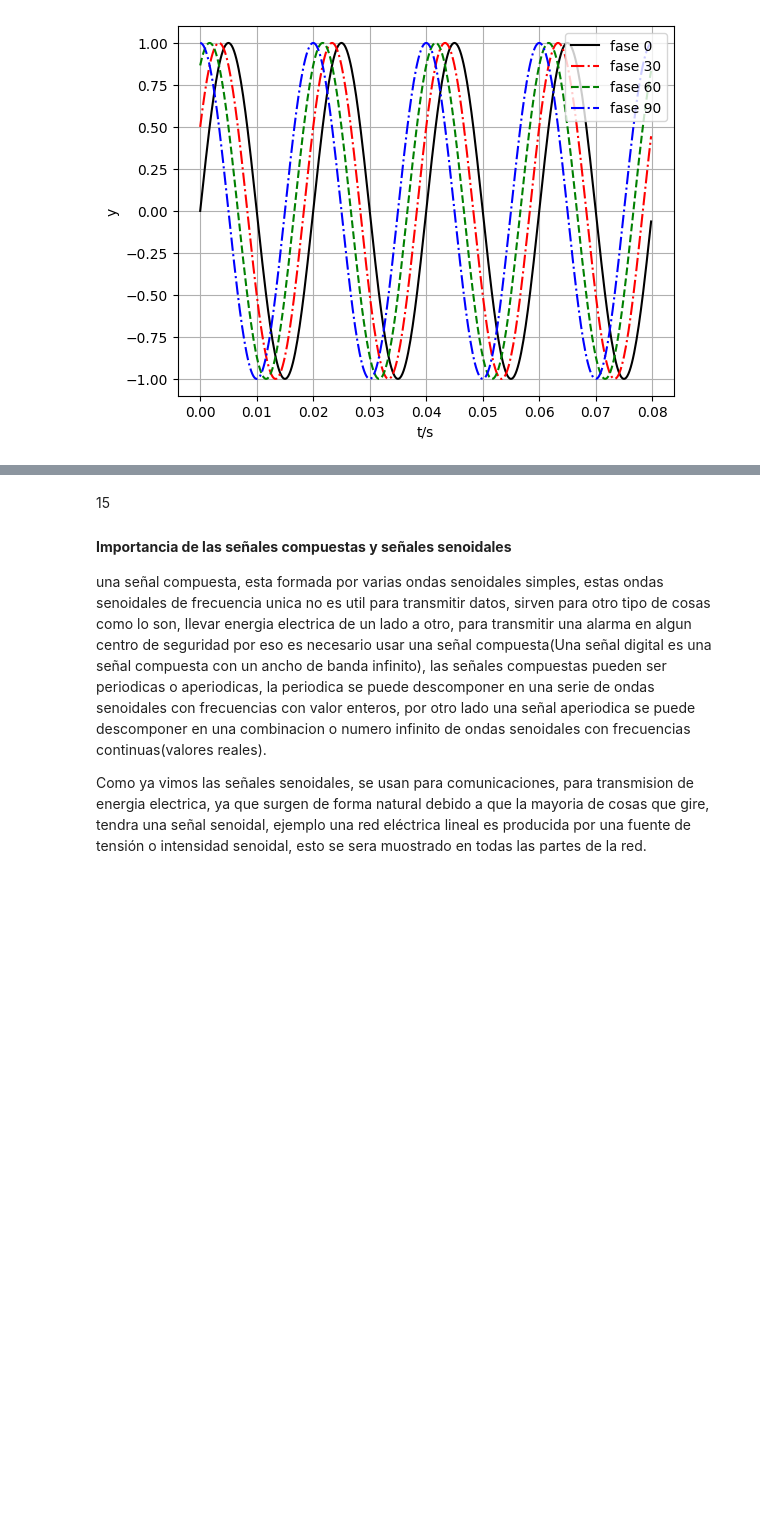
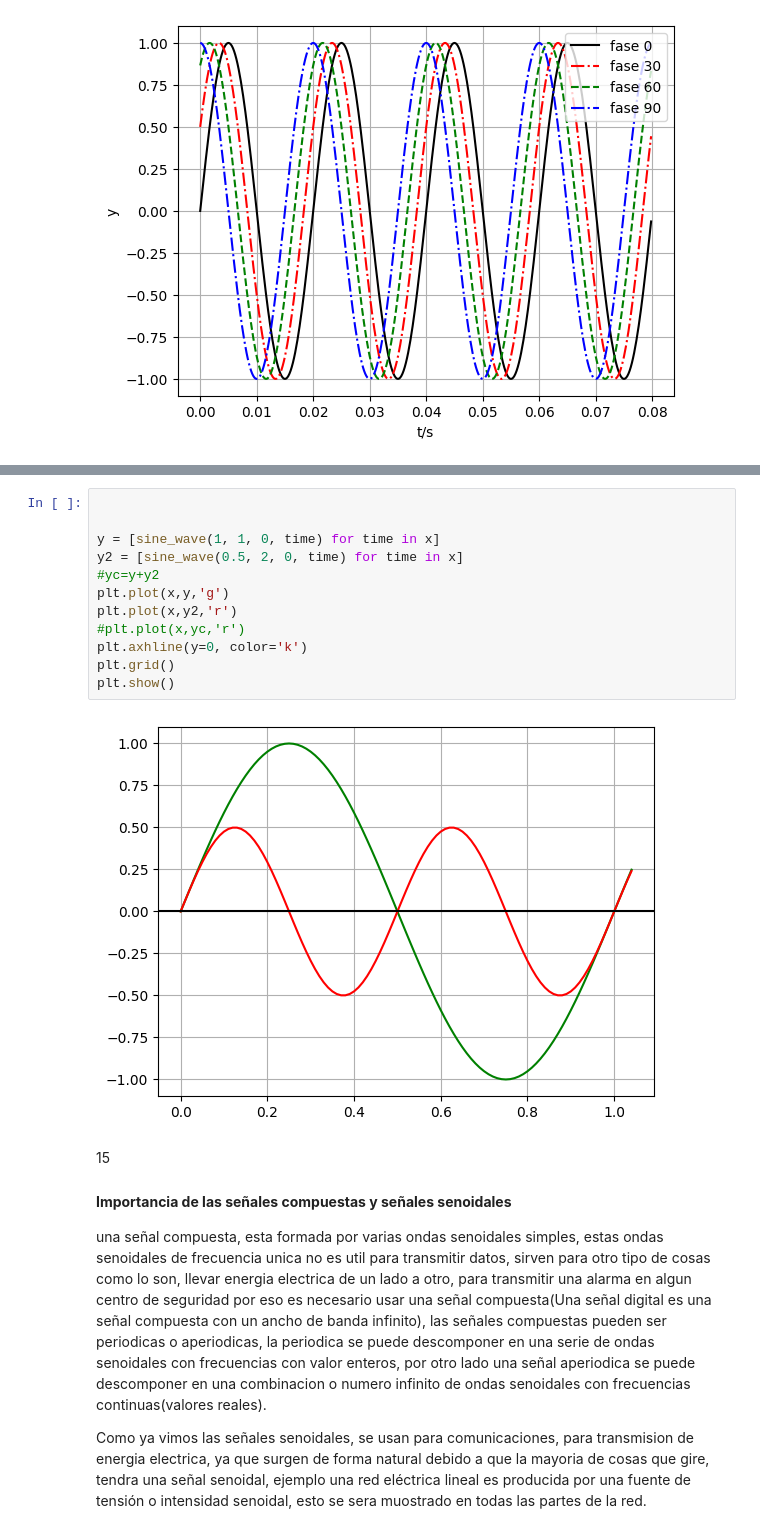
Before and after one commit to RodrigoGarciaNunez/Ondas, a Jupyter notebook: signal/Propeidades de las redes senoidales.ipynb, the cells around one changed output, grey strips where cells are left out. Saved outputs shown, nothing was run; the diff lists cells and outputs as text; blank space fills up the shorter version.

```diff
--- a/signal/Propeidades de las redes senoidales.ipynb
+++ b/signal/Propeidades de las redes senoidales.ipynb
@@ -258,3 +298,17 @@ plt.show()
+# %%
+
+
+y = [sine_wave(1, 1, 0, time) for time in x]
+y2 = [sine_wave(0.5, 2, 0, time) for time in x]
+#yc=y+y2
+plt.plot(x,y,'g')
+plt.plot(x,y2,'r')
+#plt.plot(x,yc,'r')
+plt.axhline(y=0, color='k')
+plt.grid()
+plt.show()
+# %% [output]
+[figure, added]
 # %% [markdown]
 15
 ####  **Importancia de las señales compuestas y señales senoidales**
```
Also changed, not shown: parts of 6 cells of this notebook.
